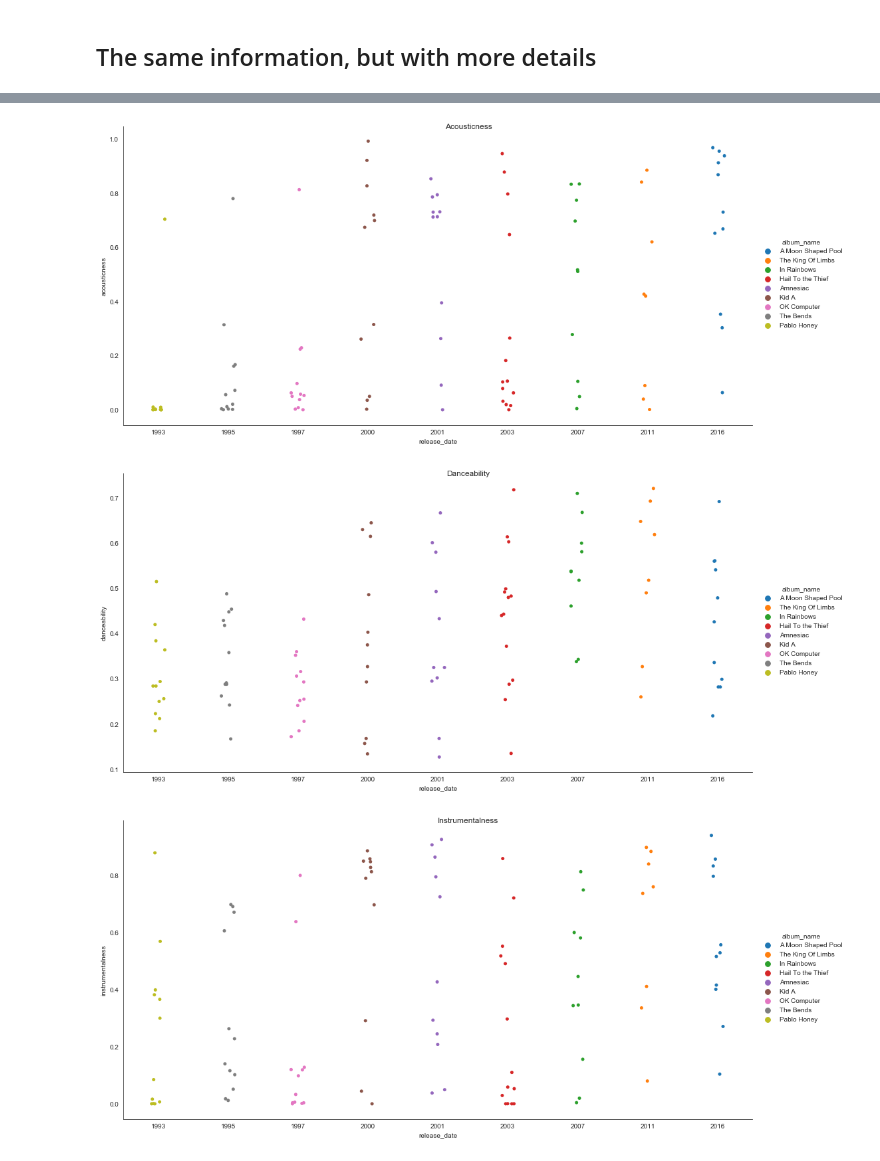
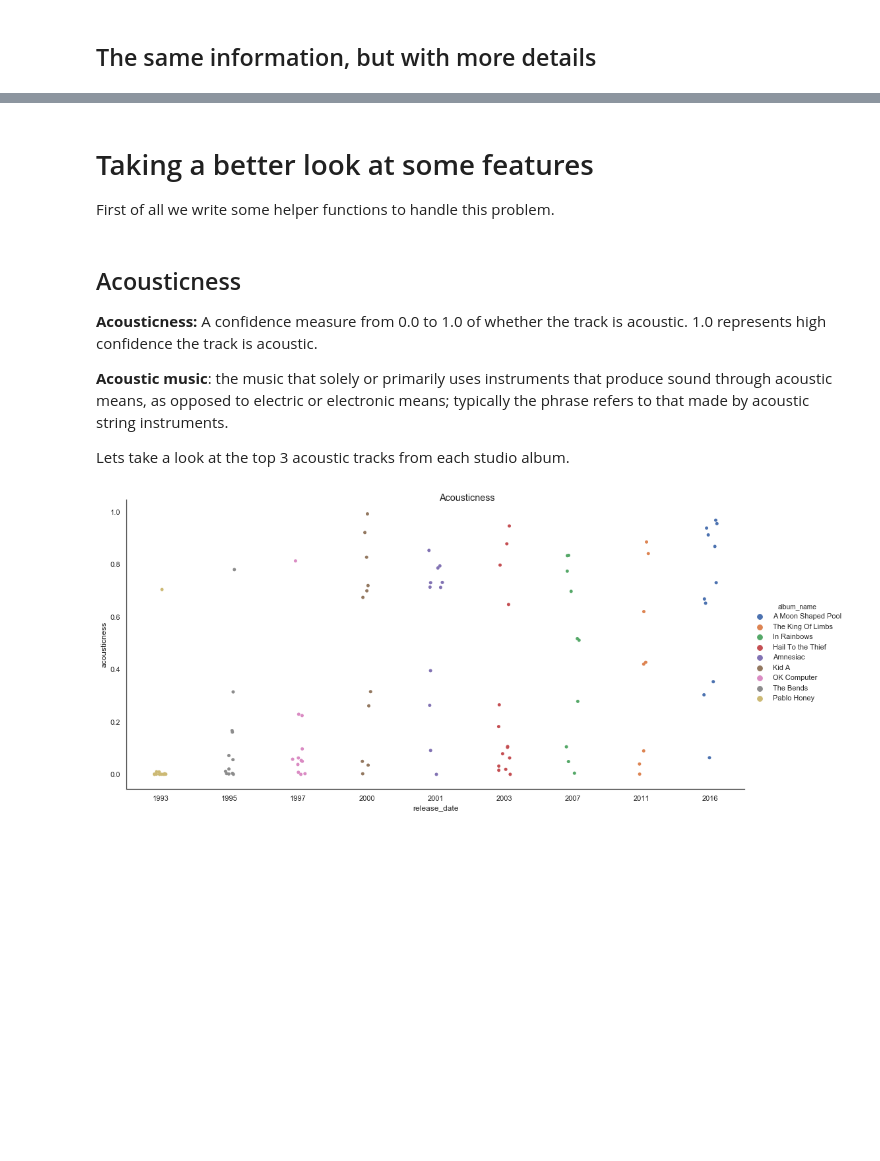
Before and after one commit to lucashelfs/analises-spotify, a Jupyter notebook: analysis/Radiohead discography analysis - work in progress.ipynb, the cells around one changed output, grey strips where cells are left out. Saved outputs shown, nothing was run; the diff lists cells and outputs as text; code cells hidden in the pictures; blank space fills up the shorter version.

```diff
--- a/analysis/Radiohead discography analysis - work in progress.ipynb
+++ b/analysis/Radiohead discography analysis - work in progress.ipynb
@@ -133,2 +142,14 @@ for album in studio_albums:
 # %% [markdown]
 ## The same information, but with more details
+# %%
+sns.set(rc={'figure.figsize':(20,10)})
+sns.set_style('white')
+
+acoustic_features = ['acousticness', 'danceability', 'instrumentalness', 'energy', 'speechiness']
+
+for feature in acoustic_features:
+    sns.catplot(x="release_date", y=feature, hue='album_name', data=filtered_df,  height=7, aspect=2)
+#     sns.scatterplot(x="release_date", y=feature, hue='album_name', data=filtered_df)
+#     plt.legend(bbox_to_anchor=(1.05, 1), loc=2, borderaxespad=0.)
+    plt.suptitle(feature.capitalize())
+    plt.show()
@@ -134,0 +162,4 @@ for album in studio_albums:
+# %% [markdown]
+# Taking a better look at some features
+
+First of all we write some helper functions to handle this problem.
@@ -135,11 +173,15 @@ for album in studio_albums:
+# %% [markdown]
+## Acousticness
+
+**Acousticness:** A confidence measure from 0.0 to 1.0 of whether the track is acoustic. 1.0 represents high confidence the track is acoustic.
+
+**Acoustic music**: the music that solely or primarily uses instruments that produce sound through acoustic means, as opposed to electric or electronic means; typically the phrase refers to that made by acoustic string instruments.
+
+Lets take a look at the top 3 acoustic tracks from each studio album.
 # %%
-acoustic_features = ['acousticness', 'danceability', 'instrumentalness', 'energy', 'speechiness']
-
-for feature in acoustic_features:
-    sns.catplot(x="release_date", y=feature, hue='album_name', data=filtered_df,  height=7, aspect=2)
-    plt.suptitle(feature.capitalize())
-    plt.show()
+feature = 'acousticness'
+sns.catplot(x="release_date", y=feature, hue='album_name', data=filtered_df,  height=7, aspect=2)
+plt.suptitle(feature.capitalize())
+plt.show()
 # %% [output]
-[figure, old version]
+[figure, new version]
-[figure, removed]
-[figure, removed]
```
Also changed, not shown: parts of 26 cells of this notebook.
